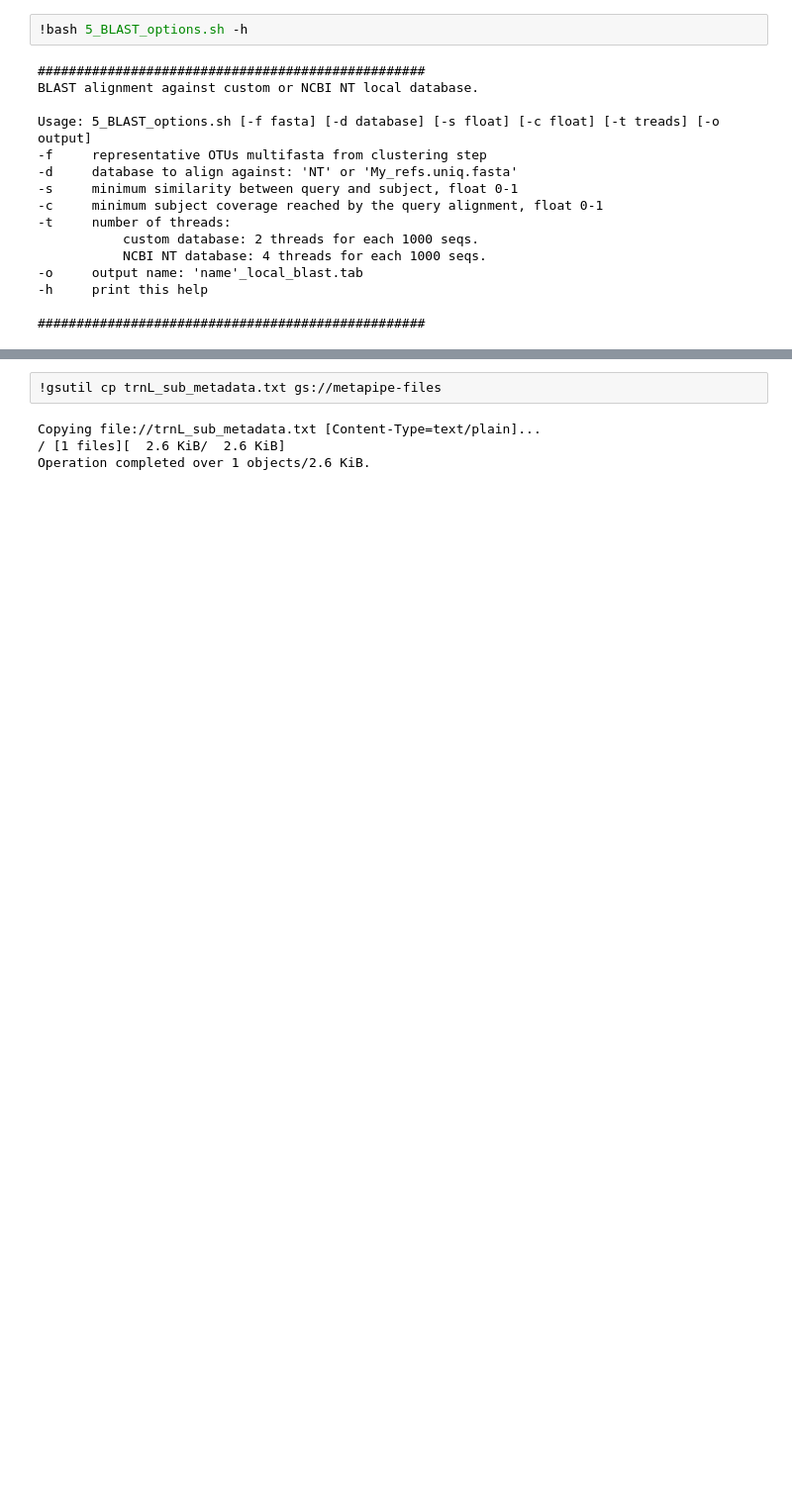
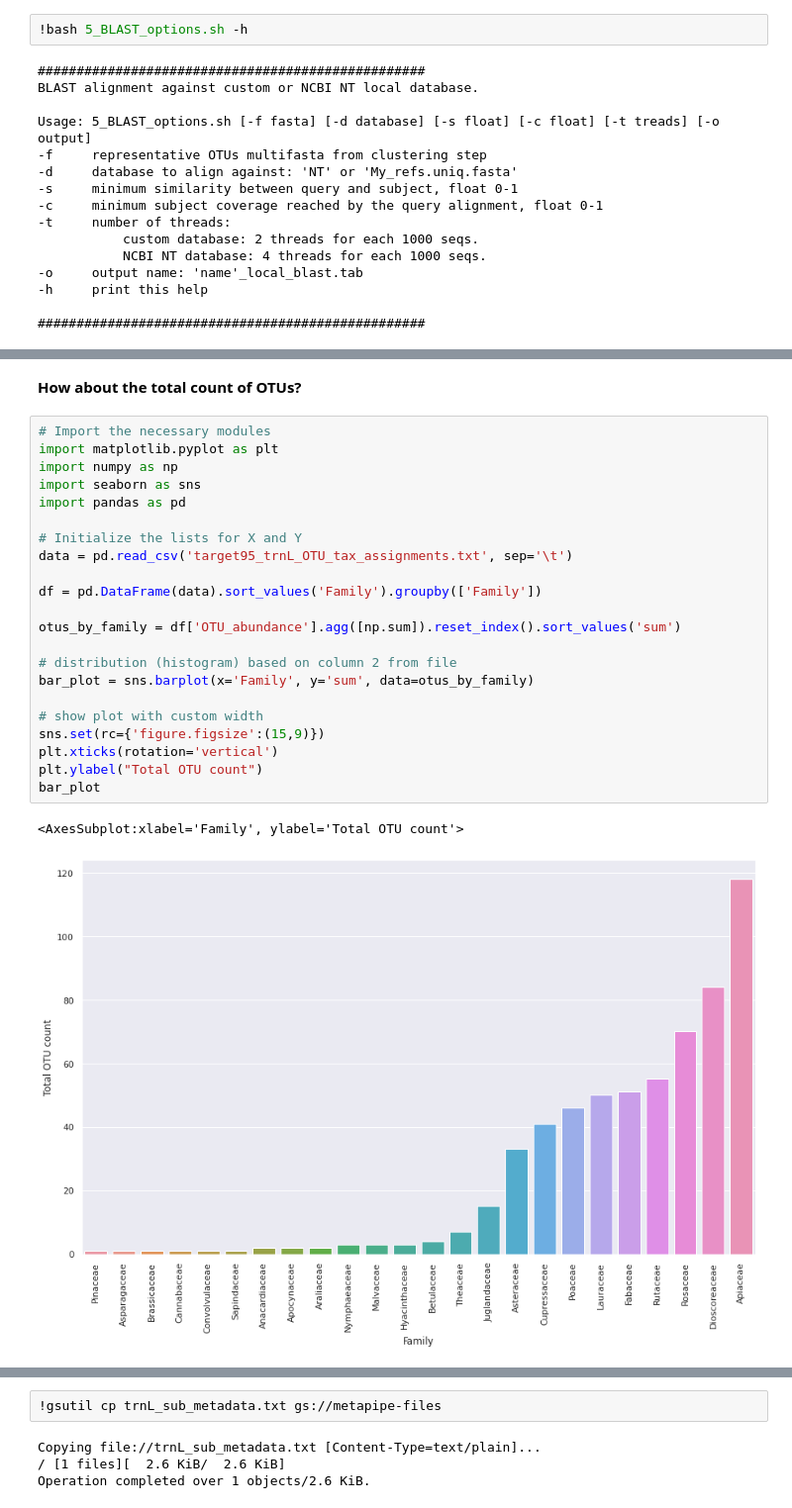
Before and after one commit to marlaux/METAPIPE_Workshop, a Jupyter notebook: metapipe-run.ipynb, the cells around one changed output, grey strips where cells are left out. Shown at 99% size. Cells and saved outputs as stored; diff of their text form; blank space fills up the shorter version.

Commit message:
added function for barplots

```diff
--- a/metapipe-run.ipynb
+++ b/metapipe-run.ipynb
@@ -572,0 +806,27 @@ a069993ab97b3f720cf66567bfb1fad838b20dc6_37670  100.000 Eukaryota|Streptophyta|M
+# %% [markdown]
+**How about the total count of OTUs?**
+# %%
+# Import the necessary modules
+import matplotlib.pyplot as plt
+import numpy as np
+import seaborn as sns
+import pandas as pd
+
+# Initialize the lists for X and Y
+data = pd.read_csv('target95_trnL_OTU_tax_assignments.txt', sep='\t')
+
+df = pd.DataFrame(data).sort_values('Family').groupby(['Family'])
+
+otus_by_family = df['OTU_abundance'].agg([np.sum]).reset_index().sort_values('sum')
+
+# distribution (histogram) based on column 2 from file
+bar_plot = sns.barplot(x='Family', y='sum', data=otus_by_family)
+
+# show plot with custom width
+sns.set(rc={'figure.figsize':(15,9)})
+plt.xticks(rotation='vertical')
+plt.ylabel("Total OTU count")
+bar_plot
+# %% [output]
+<AxesSubplot:xlabel='Family', ylabel='Total OTU count'>
+[figure, added]
```
Also changed, not shown: parts of 115 cells of this notebook.
